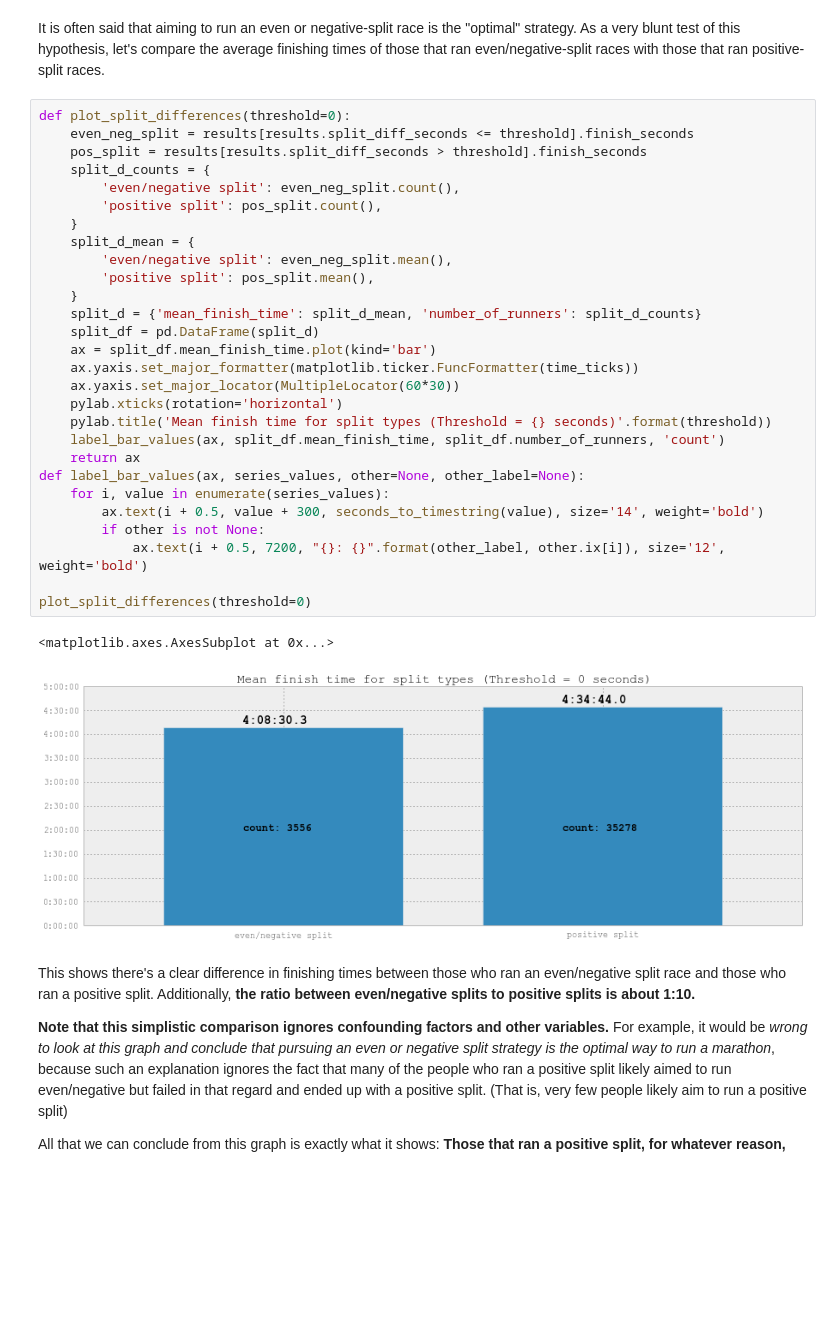
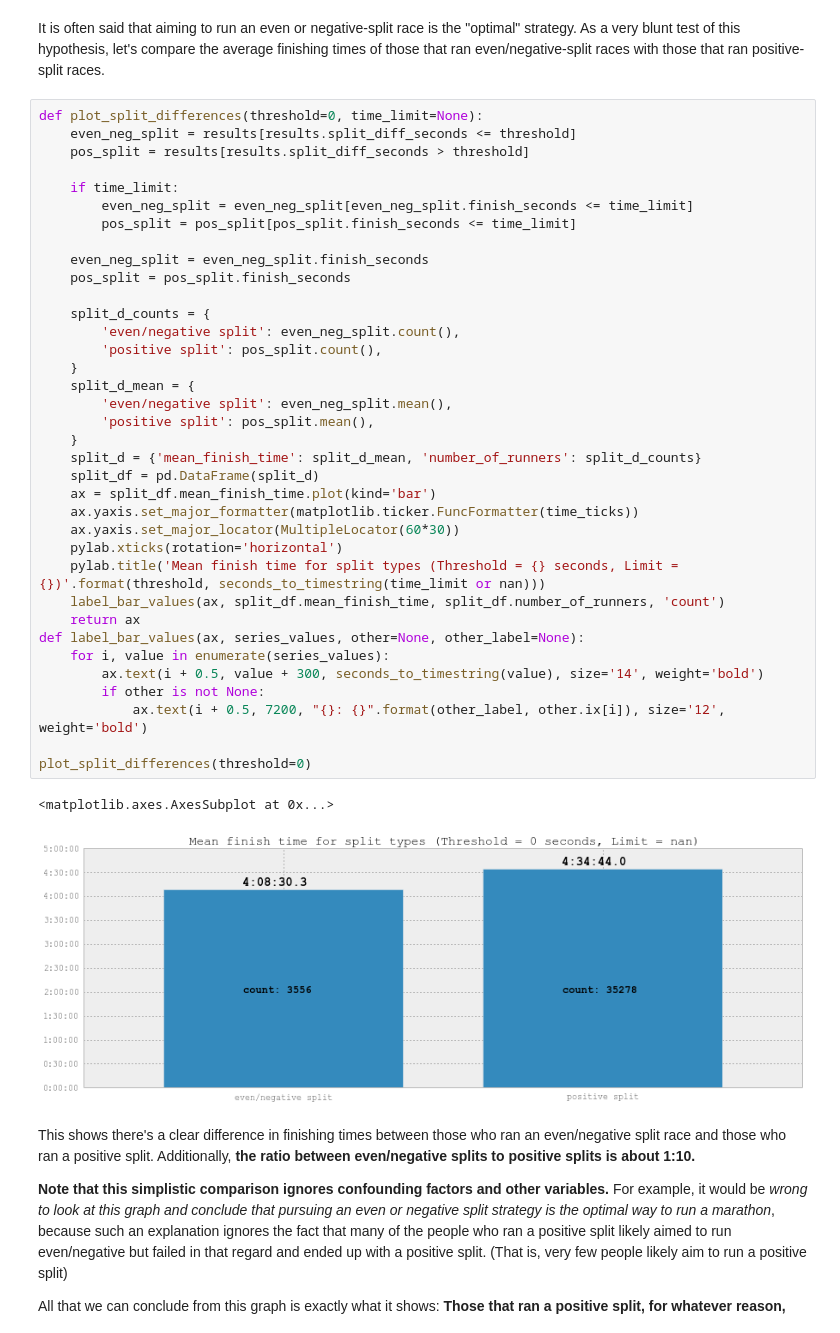
Before and after one commit to pchng/cm2013, a Jupyter notebook: 2013 Chicago Marathon Analysis.ipynb, the cells around one changed output. Drawn from its saved outputs; the diff is of its cells as text; blank space fills up the shorter version.

```diff
--- a/2013 Chicago Marathon Analysis.ipynb
+++ b/2013 Chicago Marathon Analysis.ipynb
@@ -487,36 +487,44 @@ def results_by_negative_split(df, criteria):
 # %% [markdown]
 It is often said that aiming to run an even or negative-split race is the "optimal" strategy.  As a very blunt test of this hypothesis, let's compare the average finishing times of those that ran even/negative-split races with those that ran positive-split races.
 # %%
-def plot_split_differences(threshold=0):
-    even_neg_split = results[results.split_diff_seconds <= threshold].finish_seconds
-    pos_split = results[results.split_diff_seconds > threshold].finish_seconds
+def plot_split_differences(threshold=0, time_limit=None):
+    even_neg_split = results[results.split_diff_seconds <= threshold]
+    pos_split = results[results.split_diff_seconds > threshold]
+
+    if time_limit:
+        even_neg_split = even_neg_split[even_neg_split.finish_seconds <= time_limit]
+        pos_split = pos_split[pos_split.finish_seconds <= time_limit]
+
+    even_neg_split = even_neg_split.finish_seconds
+    pos_split = pos_split.finish_seconds
+
     split_d_counts = {
         'even/negative split': even_neg_split.count(),
         'positive split': pos_split.count(),
     }
     split_d_mean = {
         'even/negative split': even_neg_split.mean(),
         'positive split': pos_split.mean(),
     }
     split_d = {'mean_finish_time': split_d_mean, 'number_of_runners': split_d_counts}
     split_df = pd.DataFrame(split_d)
     ax = split_df.mean_finish_time.plot(kind='bar')
     ax.yaxis.set_major_formatter(matplotlib.ticker.FuncFormatter(time_ticks))
     ax.yaxis.set_major_locator(MultipleLocator(60*30))
     pylab.xticks(rotation='horizontal')
-    pylab.title('Mean finish time for split types (Threshold = {} seconds)'.format(threshold))
+    pylab.title('Mean finish time for split types (Threshold = {} seconds, Limit = {})'.format(threshold, seconds_to_timestring(time_limit or nan)))
     label_bar_values(ax, split_df.mean_finish_time, split_df.number_of_runners, 'count')
     return ax
 def label_bar_values(ax, series_values, other=None, other_label=None):
     for i, value in enumerate(series_values):
         ax.text(i + 0.5, value + 300, seconds_to_timestring(value), size='14', weight='bold')
         if other is not None:
             ax.text(i + 0.5, 7200, "{}: {}".format(other_label, other.ix[i]), size='12', weight='bold')
 
 plot_split_differences(threshold=0)
 # %% [output]
 <matplotlib.axes.AxesSubplot at 0x...>
-[figure, old version]
+[figure, new version]
 # %% [markdown]
 This shows there's a clear difference in finishing times between those who ran an even/negative split race and those who ran a positive split.  Additionally, **the ratio between even/negative splits to positive splits is about 1:10.**
 
```
Also changed, not shown: parts of 11 cells of this notebook.
